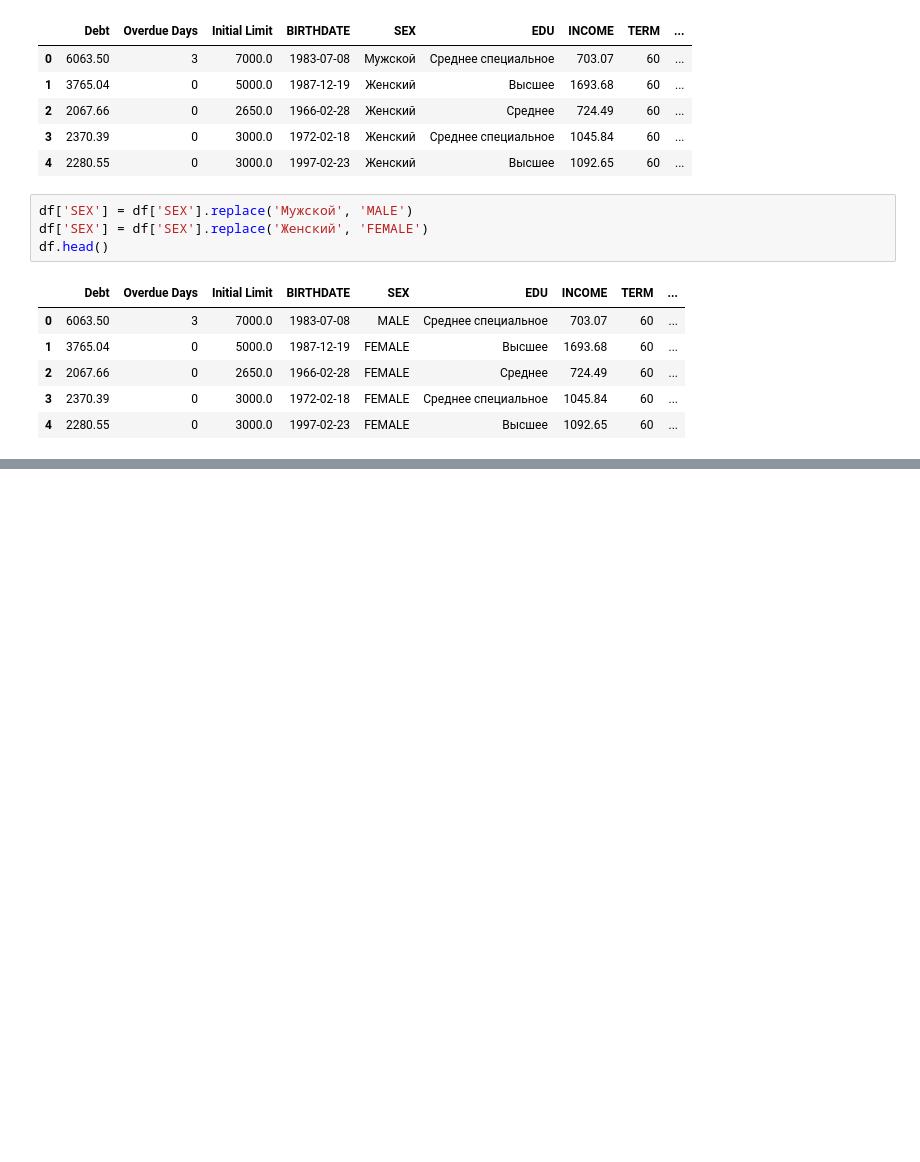
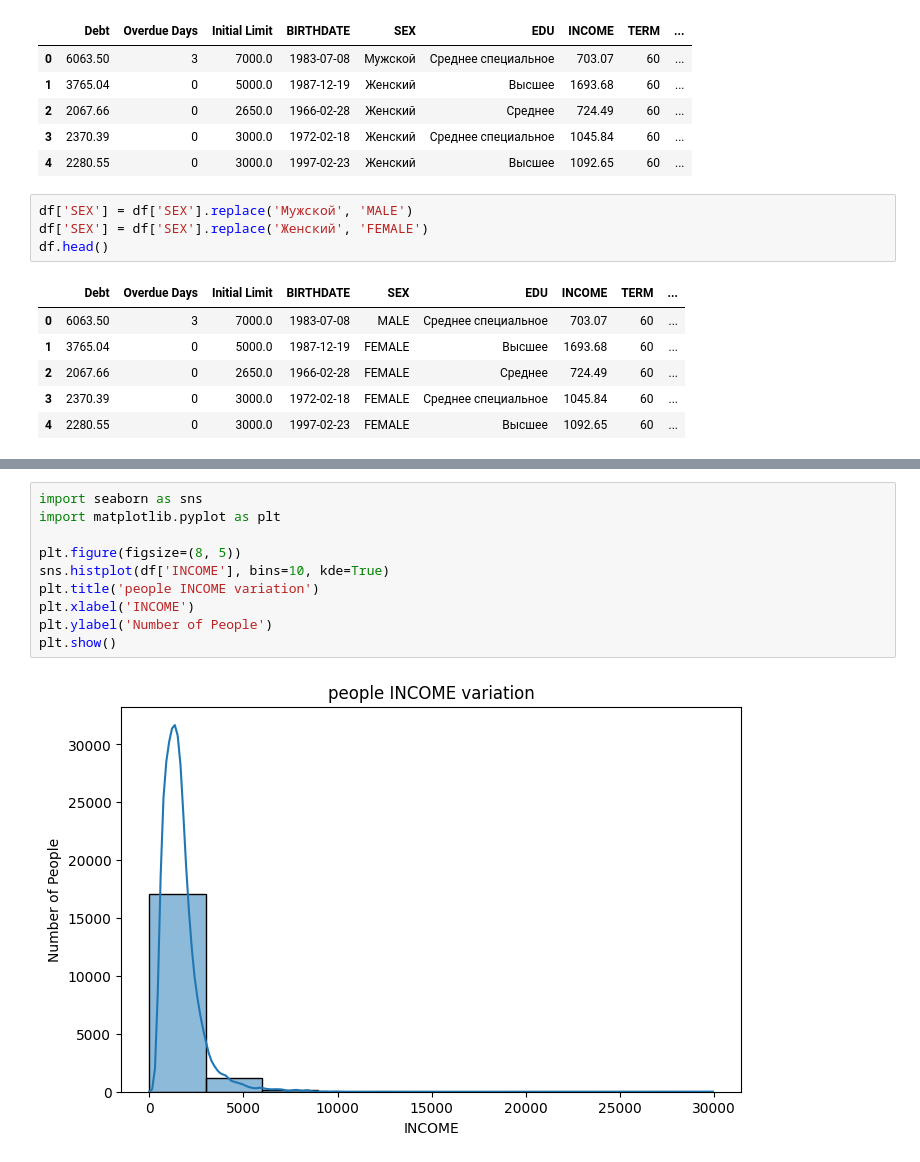
Before and after one commit to UgoChikezie2/ugo-final-project, a Jupyter notebook: notebooks/Ugo_Chikezie_Final-Project.ipynb, the cells around one changed output, grey strips where cells are left out. Saved outputs shown, nothing was run; the diff lists cells and outputs as text; blank space fills up the shorter version.

Commit message:
statistical analysis and visualization

```diff
--- a/notebooks/Ugo_Chikezie_Final-Project.ipynb
+++ b/notebooks/Ugo_Chikezie_Final-Project.ipynb
@@ -151,2 +169,14 @@ MIN_Debt: 0.0
 most fredquent gender: MALE
 most credit ranked: B3
+# %%
+import seaborn as sns
+import matplotlib.pyplot as plt
+
+plt.figure(figsize=(8, 5))
+sns.histplot(df['INCOME'], bins=10, kde=True)
+plt.title('people INCOME variation')
+plt.xlabel('INCOME')
+plt.ylabel('Number of People')
+plt.show()
+# %% [output]
+[figure, added]
```
Also changed, not shown: parts of 8 cells of this notebook.
